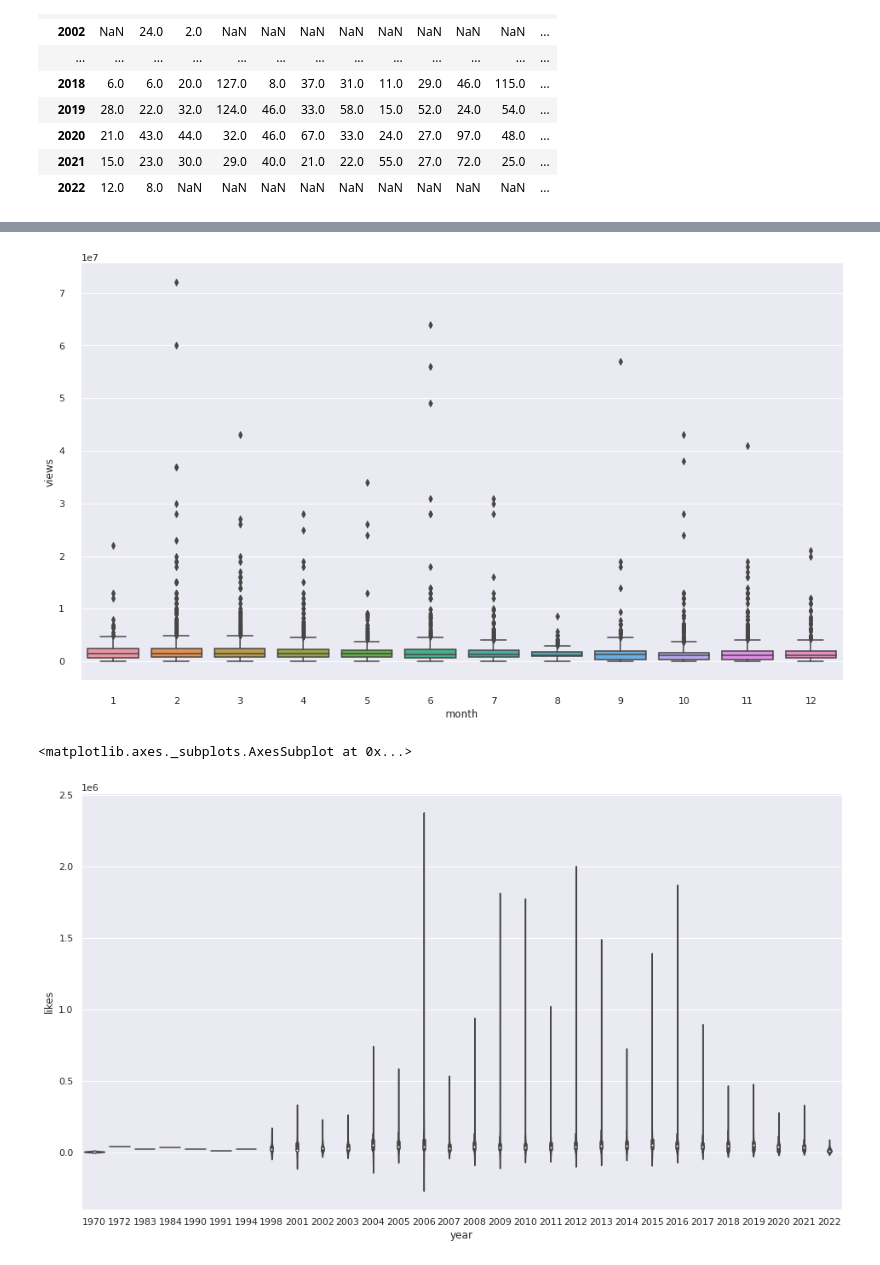
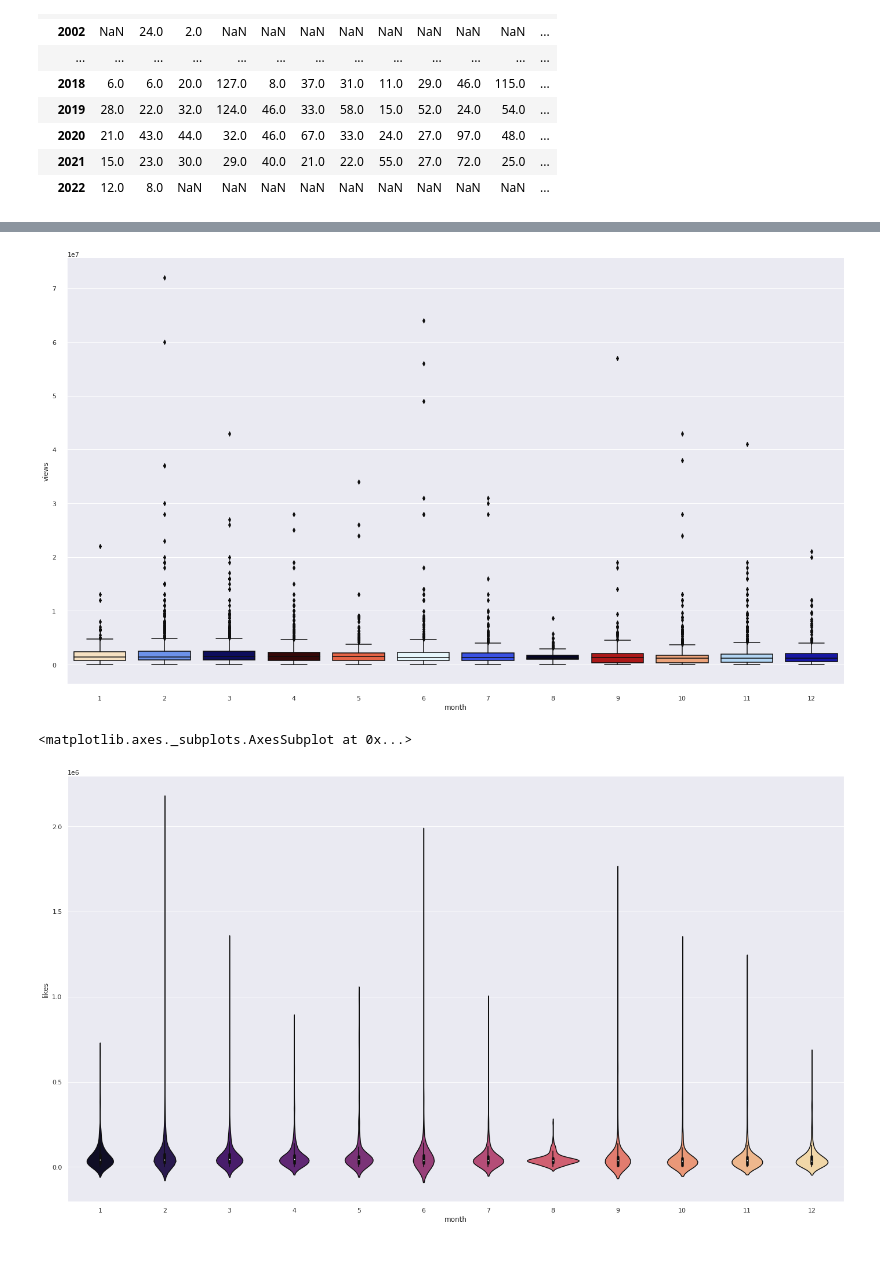
Before and after one commit to Yasmine-Cheng/STEM_post_exampleCode, a Jupyter notebook: Seaborn/seaborn.ipynb, the cells around one changed output, grey strips where cells are left out. Cells and saved outputs as stored; diff of their text form; code cells hidden in the pictures.

Commit message:
<REFACTOR> Add more plots

```diff
--- a/Seaborn/seaborn.ipynb
+++ b/Seaborn/seaborn.ipynb
@@ -65,3 +65,6 @@ sns.countplot(df['month'])
 # %% [output]
 <matplotlib.axes._subplots.AxesSubplot at 0x...>
 [figure]
+# %%
+sns.set(rc={'figure.figsize':(24, 13.5)})
+sns.lineplot(x="date", y="likes", data=df, marker='X')
@@ -165,11 +171,10 @@ sns.despine(offset=10, trim=True)
 # %%
-sns.boxplot(x="month", y="views",
-            data=df)
+sns.boxplot(x="month", y="views", data=df, palette='flag')
 sns.despine(offset=10, trim=True)
 # %% [output]
-[figure, old version]
+[figure, new version]
 # %%
-sns.violinplot(data=df, x='year', y='likes')
+sns.violinplot(data=df, x='month', y='likes', palette='magma', float=0.6)
 # %% [output]
 <matplotlib.axes._subplots.AxesSubplot at 0x...>
-[figure, old version]
+[figure, new version]
```
Also changed, not shown: parts of 13 cells of this notebook.
